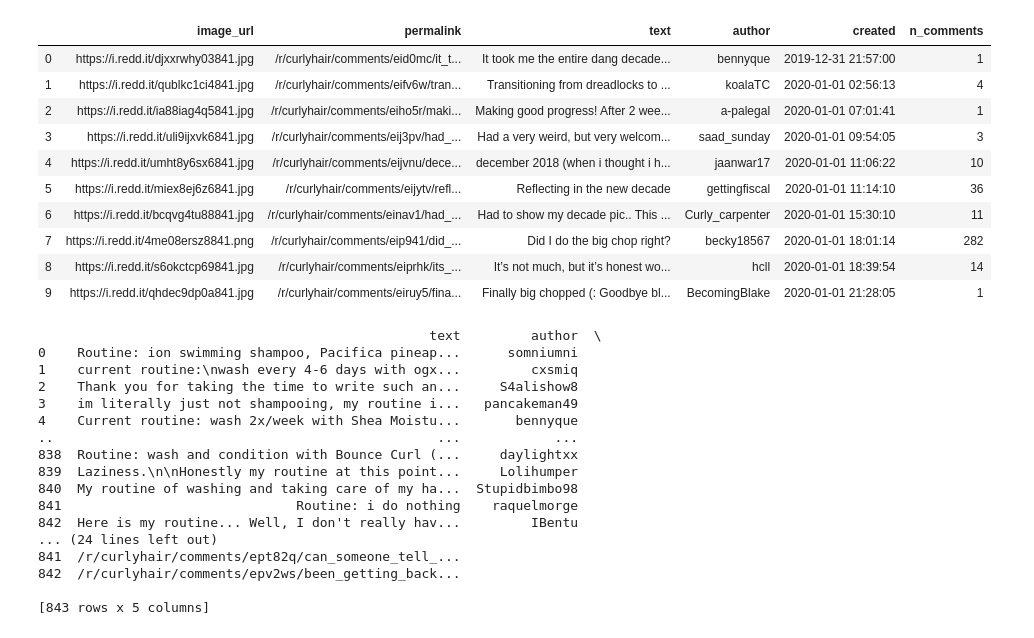
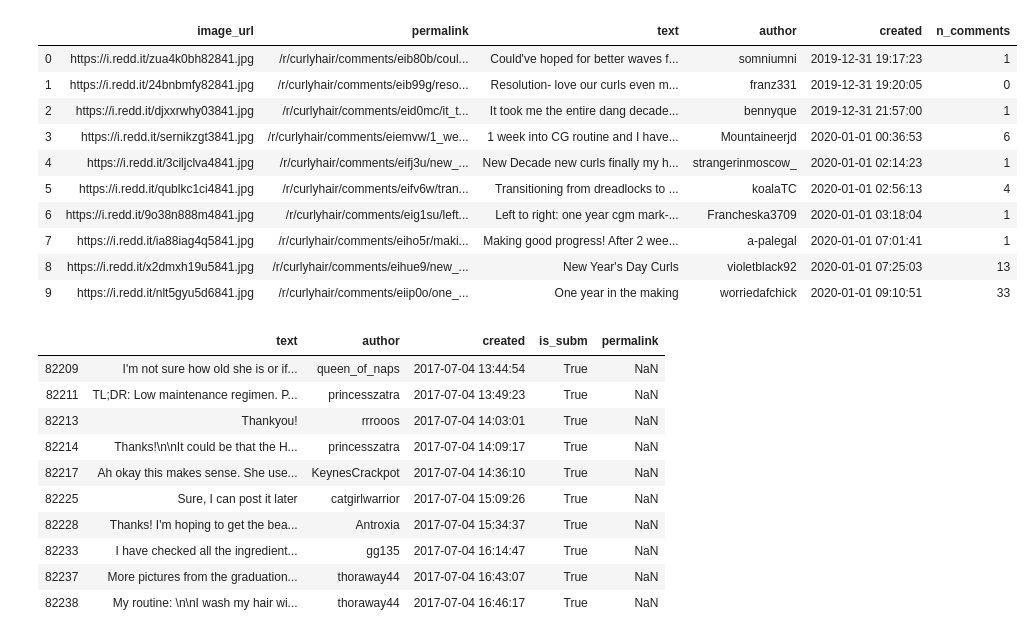
Before and after one commit to jsbridge/insight_code, a Jupyter notebook: exploration.ipynb, the cells around one changed output. Cells and saved outputs as stored; diff of their text form; code cells hidden in the pictures.

```diff
--- a/exploration.ipynb
+++ b/exploration.ipynb
@@ -3,50 +4,45 @@ import pandas as pd
 # %%
-curly_df = pd.read_csv('curlyhair.csv')
+curly_df = pd.read_csv('curlyhair1.csv')
 
-curly_df = curly_df[curly_df['flair'] == 'before and after']
+curly_df = curly_df[curly_df['flair'].isin(['before and after', 'hair victory'])]
+#curly_df = curly_df[np.isfinite(curly_df['flair'] )]
 curly_df = curly_df.drop(['sub_id', 'subreddit','flair'], axis=1)
 curly_df.index = range(len(curly_df))
 
 curly_df.head(10)
 #len(curly_df)
 # %% [output]
 |  | image_url | permalink | text | author | created | n_comments |
-| 0 | https://i.redd.it/djxxrwhy03841.jpg | /r/curlyhair/comments/eid0mc/it_t... | It took me the entire dang decade... | bennyque | 2019-12-31 21:57:00 | 1 |
-| 1 | https://i.redd.it/qublkc1ci4841.jpg | /r/curlyhair/comments/eifv6w/tran... | Transitioning from dreadlocks to ... | koalaTC | 2020-01-01 02:56:13 | 4 |
-| 2 | https://i.redd.it/ia88iag4q5841.jpg | /r/curlyhair/comments/eiho5r/maki... | Making good progress! After 2 wee... | a-palegal | 2020-01-01 07:01:41 | 1 |
-| 3 | https://i.redd.it/uli9ijxvk6841.jpg | /r/curlyhair/comments/eij3pv/had_... | Had a very weird, but very welcom... | saad_sunday | 2020-01-01 09:54:05 | 3 |
-| 4 | https://i.redd.it/umht8y6sx6841.jpg | /r/curlyhair/comments/eijvnu/dece... | december 2018 (when i thought i h... | jaanwar17 | 2020-01-01 11:06:22 | 10 |
-| 5 | https://i.redd.it/miex8ej6z6841.jpg | /r/curlyhair/comments/eijytv/refl... | Reflecting in the new decade | gettingfiscal | 2020-01-01 11:14:10 | 36 |
-| 6 | https://i.redd.it/bcqvg4tu88841.jpg | /r/curlyhair/comments/einav1/had_... | Had to show my decade pic.. This ... | Curly_carpenter | 2020-01-01 15:30:10 | 11 |
-| 7 | https://i.redd.it/4me08ersz8841.png | /r/curlyhair/comments/eip941/did_... | Did I do the big chop right? | becky18567 | 2020-01-01 18:01:14 | 282 |
-| 8 | https://i.redd.it/s6okctcp69841.jpg | /r/curlyhair/comments/eiprhk/its_... | It’s not much, but it’s honest wo... | hcll | 2020-01-01 18:39:54 | 14 |
-| 9 | https://i.redd.it/qhdec9dp0a841.jpg | /r/curlyhair/comments/eiruy5/fina... | Finally big chopped (: Goodbye bl... | BecomingBlake | 2020-01-01 21:28:05 | 1 |
+| 0 | https://i.redd.it/zua4k0bh82841.jpg | /r/curlyhair/comments/eib80b/coul... | Could've hoped for better waves f... | somniumni | 2019-12-31 19:17:23 | 1 |
+| 1 | https://i.redd.it/24bnbmfy82841.jpg | /r/curlyhair/comments/eib99g/reso... | Resolution- love our curls even m... | franz331 | 2019-12-31 19:20:05 | 0 |
+| 2 | https://i.redd.it/djxxrwhy03841.jpg | /r/curlyhair/comments/eid0mc/it_t... | It took me the entire dang decade... | bennyque | 2019-12-31 21:57:00 | 1 |
+| 3 | https://i.redd.it/sernikzgt3841.jpg | /r/curlyhair/comments/eiemvw/1_we... | 1 week into CG routine and I have... | Mountaineerjd | 2020-01-01 00:36:53 | 6 |
+| 4 | https://i.redd.it/3ciljclva4841.jpg | /r/curlyhair/comments/eifj3u/new_... | New Decade new curls finally my h... | strangerinmoscow_ | 2020-01-01 02:14:23 | 1 |
+| 5 | https://i.redd.it/qublkc1ci4841.jpg | /r/curlyhair/comments/eifv6w/tran... | Transitioning from dreadlocks to ... | koalaTC | 2020-01-01 02:56:13 | 4 |
+| 6 | https://i.redd.it/9o38n888m4841.jpg | /r/curlyhair/comments/eig1su/left... | Left to right: one year cgm mark-... | Francheska3709 | 2020-01-01 03:18:04 | 1 |
+| 7 | https://i.redd.it/ia88iag4q5841.jpg | /r/curlyhair/comments/eiho5r/maki... | Making good progress! After 2 wee... | a-palegal | 2020-01-01 07:01:41 | 1 |
+| 8 | https://i.redd.it/x2dmxh19u5841.jpg | /r/curlyhair/comments/eihue9/new_... | New Year's Day Curls | violetblack92 | 2020-01-01 07:25:03 | 13 |
+| 9 | https://i.redd.it/nlt5gyu5d6841.jpg | /r/curlyhair/comments/eiip0o/one_... | One year in the making | worriedafchick | 2020-01-01 09:10:51 | 33 |
 # %%
-com_df = pd.read_csv('comments_curlyhair.csv')
-com_df = com_df.drop(['sub_id', 'parent_id','subreddit'], axis=1)
-com_df = com_df[com_df['is_subm'] == True]
+comm_df = pd.read_csv('comments_curlyhair1.csv')
+comm_df = comm_df.drop(['sub_id', 'parent_id','subreddit'], axis=1)
+comm_df = comm_df[comm_df['is_subm'] == True]
 
-mask = com_df['text'].str.contains('routine', na=True, case=False)
-com_df = comments_df[mask]
-com_df.index = range(len(com_df))
+#mask = comm_df['text'].str.contains('routine', na=True, case=False)
+#comm_df = comm_df[mask]
+#comm_df.index = range(len(comm_df))
 
-#com_df.head(10)
-print(com_df)
+comm_df.head(10)
+#print(comm_df)
 # %% [output]
-                                                  text         author  \
-0    Routine: ion swimming shampoo, Pacifica pineap...      somniumni
-1    current routine:\nwash every 4-6 days with ogx...         cxsmiq
-2    Thank you for taking the time to write such an...     S4alishow8
-3    im literally just not shampooing, my routine i...   pancakeman49
-4    Current routine: wash 2x/week with Shea Moistu...       bennyque
-..                                                 ...            ...
-838  Routine: wash and condition with Bounce Curl (...     daylightxx
-839  Laziness.\n\nHonestly my routine at this point...     Lolihumper
-840  My routine of washing and taking care of my ha...  Stupidbimbo98
-841                              Routine: i do nothing    raquelmorge
-842  Here is my routine... Well, I don't really hav...         IBentu
-... (24 lines left out)
-841  /r/curlyhair/comments/ept82q/can_someone_tell_...
-842  /r/curlyhair/comments/epv2ws/been_getting_back...
-
-[843 rows x 5 columns]
+|  | text | author | created | is_subm | permalink |
+| 82209 | I'm not sure how old she is or if... | queen_of_naps | 2017-07-04 13:44:54 | True | NaN |
+| 82211 | TL;DR: Low maintenance regimen. P... | princesszatra | 2017-07-04 13:49:23 | True | NaN |
+| 82213 | Thankyou! | rrrooos | 2017-07-04 14:03:01 | True | NaN |
+| 82214 | Thanks!\n\nIt could be that the H... | princesszatra | 2017-07-04 14:09:17 | True | NaN |
+| 82217 | Ah okay this makes sense. She use... | KeynesCrackpot | 2017-07-04 14:36:10 | True | NaN |
+| 82225 | Sure, I can post it later | catgirlwarrior | 2017-07-04 15:09:26 | True | NaN |
+| 82228 | Thanks! I'm hoping to get the bea... | Antroxia | 2017-07-04 15:34:37 | True | NaN |
+| 82233 | I have checked all the ingredient... | gg135 | 2017-07-04 16:14:47 | True | NaN |
+| 82237 | More pictures from the graduation... | thoraway44 | 2017-07-04 16:43:07 | True | NaN |
+| 82238 | My routine: \n\nI wash my hair wi... | thoraway44 | 2017-07-04 16:46:17 | True | NaN |
```
Also changed, not shown: parts of 1 cell of this notebook, 1 other file.
